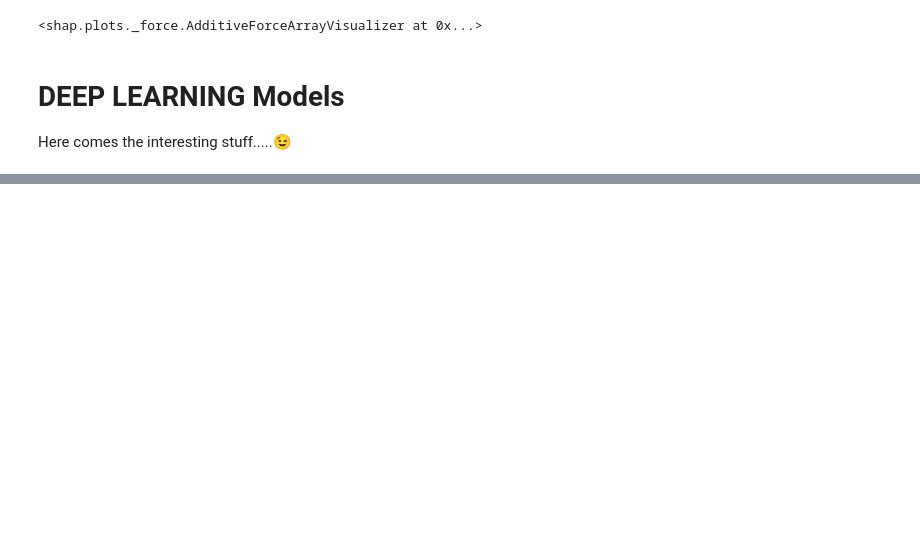
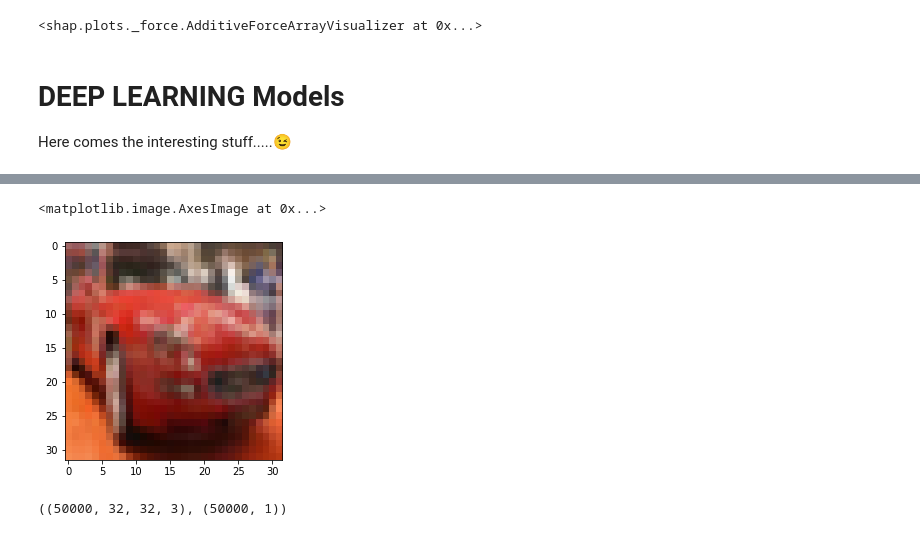
Before and after one commit to iam-pattan/Exploring-ML, a Jupyter notebook: SHAP(shaply).ipynb, the cells around one changed output, grey strips where cells are left out. Saved outputs shown, nothing was run; the diff lists cells and outputs as text; code cells hidden in the pictures; blank space fills up the shorter version.

```diff
--- a/SHAP(shaply).ipynb
+++ b/SHAP(shaply).ipynb
@@ -161,0 +172,3 @@ Here comes the interesting stuff.....😉
+# %%
+(x_train, y_train),(x_test, y_test) = datasets.cifar10.load_data()
+x_train , x_test= x_train/255.0 , x_test/255.0
@@ -161,0 +178,9 @@ Here comes the interesting stuff.....😉
+# %%
+plt.imshow(x_train[5])
+# %% [output]
+<matplotlib.image.AxesImage at 0x...>
+[figure, added]
+# %%
+x_train.shape, y_train.shape
+# %% [output]
+((50000, 32, 32, 3), (50000, 1))
```
Also changed, not shown: parts of 11 cells of this notebook.
